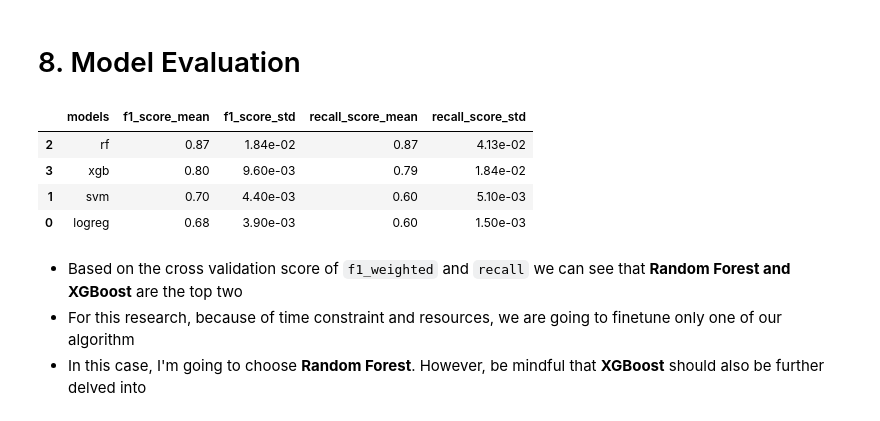
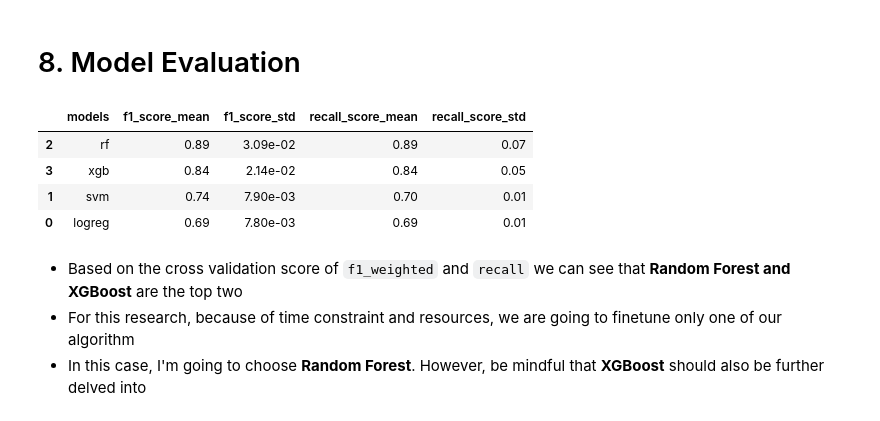
Before and after one commit to NikkiSatmaka/dendenmushi-campaign, a Jupyter notebook: h8dsft_Milestone2P1_nikki_satmaka.ipynb, the cells around one changed output. Saved outputs shown, nothing was run; the diff lists cells and outputs as text; code cells hidden in the pictures.

```diff
--- a/h8dsft_Milestone2P1_nikki_satmaka.ipynb
+++ b/h8dsft_Milestone2P1_nikki_satmaka.ipynb
@@ -909,7 +972,7 @@ pca = PCA(n_components=0.8, random_state=42)
 # create pipeline object for imputing and scaling
 imputer_scaler_pipe = Pipeline([
     ('imputer', unknown_imputer),
-    ('scale', scale_std)
+    ('scale', scale_mm)
 ])
 # %% [markdown]
 ### Scaling
@@ -1080,13 +1143,13 @@ cv_results_df = pd.DataFrame(cv_results)
 # 8. Model Evaluation
 # %%
 # display the dataframe sorted by f1 score
-cv_results_df.sort_values(by=['f1_score_mean'], ascending=False)
+cv_results_df.sort_values(by=['f1_score_mean', 'recall_score_mean'], ascending=False)
 # %% [output]
 |  | models | f1_score_mean | f1_score_std | recall_score_mean | recall_score_std |
-| 2 | rf | 0.87 | 1.84e-02 | 0.87 | 4.13e-02 |
-| 3 | xgb | 0.80 | 9.60e-03 | 0.79 | 1.84e-02 |
-| 1 | svm | 0.70 | 4.40e-03 | 0.60 | 5.10e-03 |
-| 0 | logreg | 0.68 | 3.90e-03 | 0.60 | 1.50e-03 |
+| 2 | rf | 0.89 | 3.09e-02 | 0.89 | 0.07 |
+| 3 | xgb | 0.84 | 2.14e-02 | 0.84 | 0.05 |
+| 1 | svm | 0.74 | 7.90e-03 | 0.70 | 0.01 |
+| 0 | logreg | 0.69 | 7.80e-03 | 0.69 | 0.01 |
 # %% [markdown]
 - Based on the cross validation score of `f1_weighted` and `recall` we can see that **Random Forest and XGBoost** are the top two
 - For this research, because of time constraint and resources, we are going to finetune only one of our algorithm
```
Also changed, not shown: parts of 56 cells of this notebook, 5 other files.
